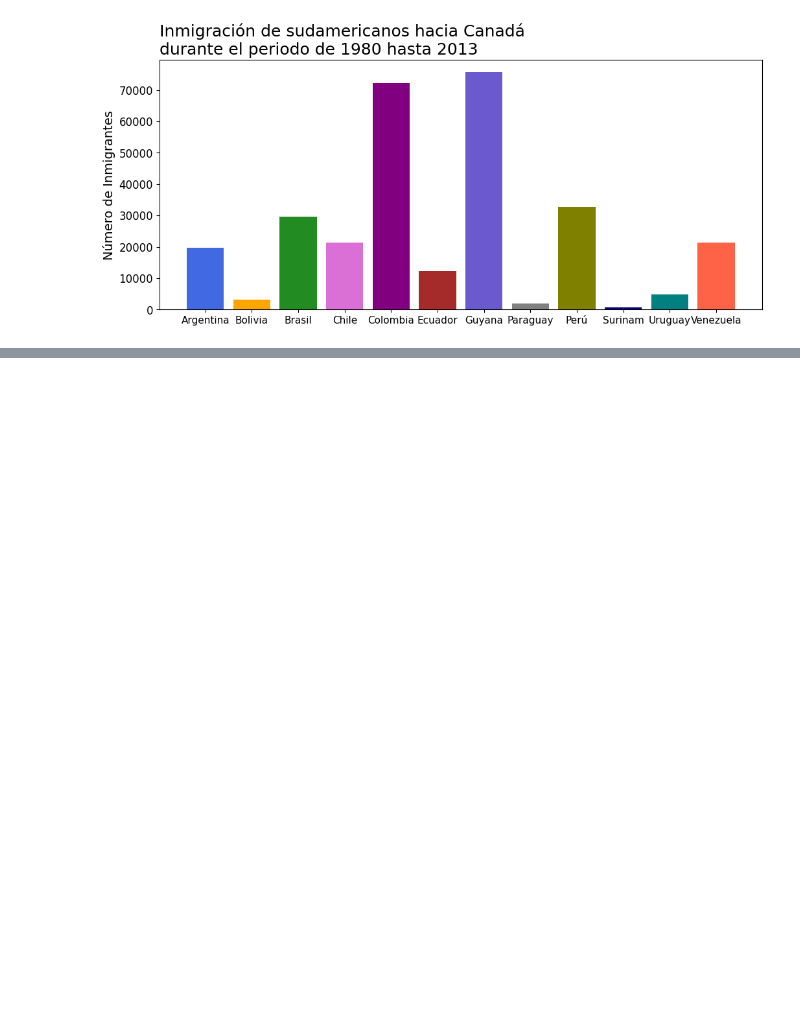
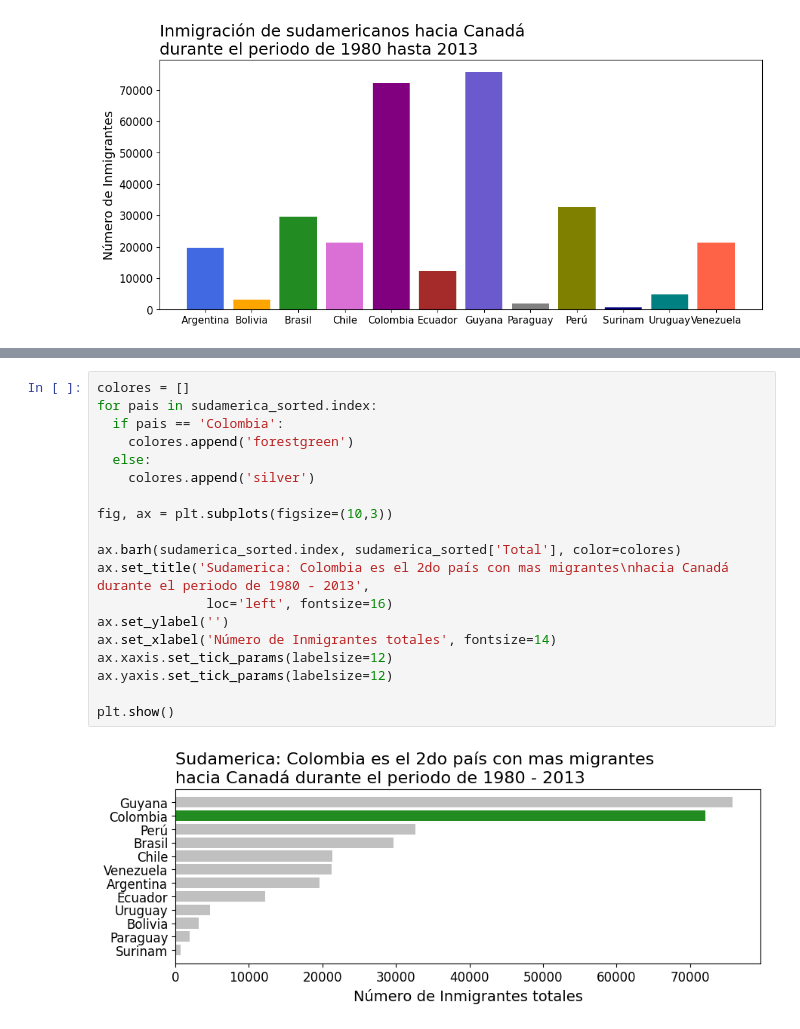
Before and after one commit to NatSama2/Curso-Alura-Latam, a Jupyter notebook: visualizacion_de_datos_con_python.ipynb, the cells around one changed output, grey strips where cells are left out. Drawn from its saved outputs; the diff is of its cells as text; blank space fills up the shorter version.

```diff
--- a/visualizacion_de_datos_con_python.ipynb
+++ b/visualizacion_de_datos_con_python.ipynb
@@ -293,0 +332,21 @@ plt.show()
+# %%
+colores = []
+for pais in sudamerica_sorted.index:
+  if pais == 'Colombia':
+    colores.append('forestgreen')
+  else:
+    colores.append('silver')
+
+fig, ax = plt.subplots(figsize=(10,3))
+
+ax.barh(sudamerica_sorted.index, sudamerica_sorted['Total'], color=colores)
+ax.set_title('Sudamerica: Colombia es el 2do país con mas migrantes\nhacia Canadá durante el periodo de 1980 - 2013',
+              loc='left', fontsize=16)
+ax.set_ylabel('')
+ax.set_xlabel('Número de Inmigrantes totales', fontsize=14)
+ax.xaxis.set_tick_params(labelsize=12)
+ax.yaxis.set_tick_params(labelsize=12)
+
+plt.show()
+# %% [output]
+[figure, added]
```
Also changed, not shown: parts of 2 cells of this notebook.
